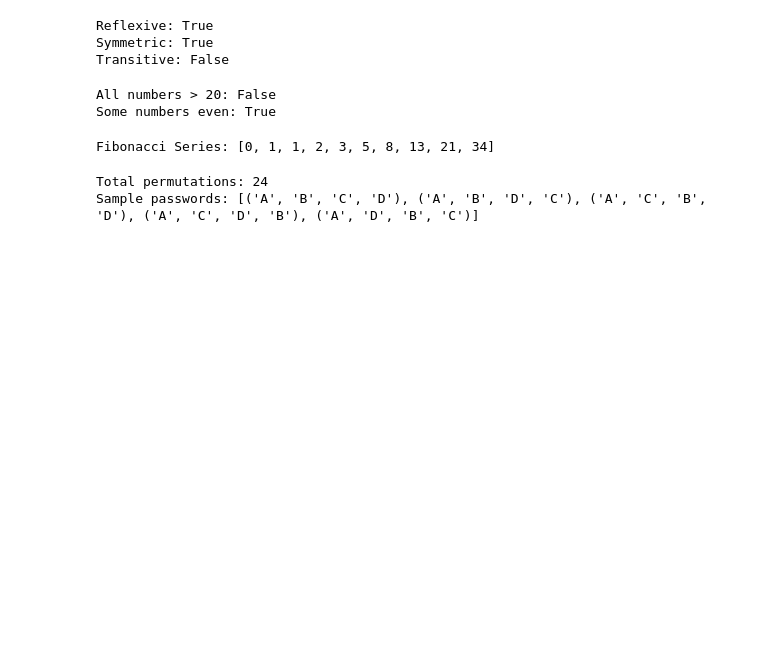
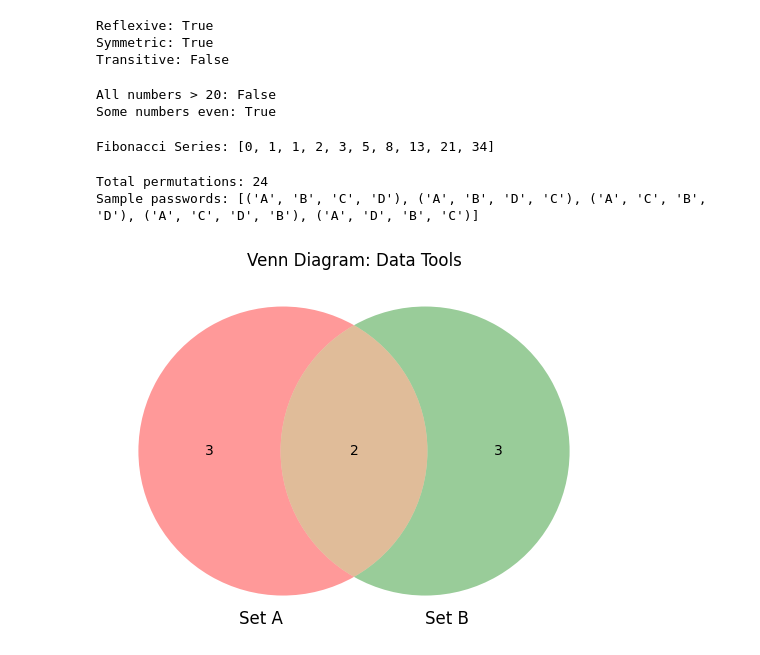
Before and after one commit to rmd360/machinelearningproject, a Jupyter notebook: Maths.ipynb, the cells around one changed output. Drawn from its saved outputs; the diff is of its cells as text; code cells hidden in the pictures; blank space fills up the shorter version.

```diff
--- a/Maths.ipynb
+++ b/Maths.ipynb
@@ -716,3 +716,15 @@ print("Sample passwords:", passwords[:5])
 # %% [output]
 Total permutations: 24
 Sample passwords: [('A', 'B', 'C', 'D'), ('A', 'B', 'D', 'C'), ('A', 'C', 'B', 'D'), ('A', 'C', 'D', 'B'), ('A', 'D', 'B', 'C')]
+# %%
+from matplotlib_venn import venn2
+import matplotlib.pyplot as plt
+
+A = {"Python", "SQL", "Pandas", "NumPy", "R"}
+B = {"Python", "Excel", "R", "Tableau", "PowerBI"}
+
+venn2([A, B], set_labels=("Set A", "Set B"))
+plt.title("Venn Diagram: Data Tools")
+plt.show()
+# %% [output]
+[figure, added]
```
